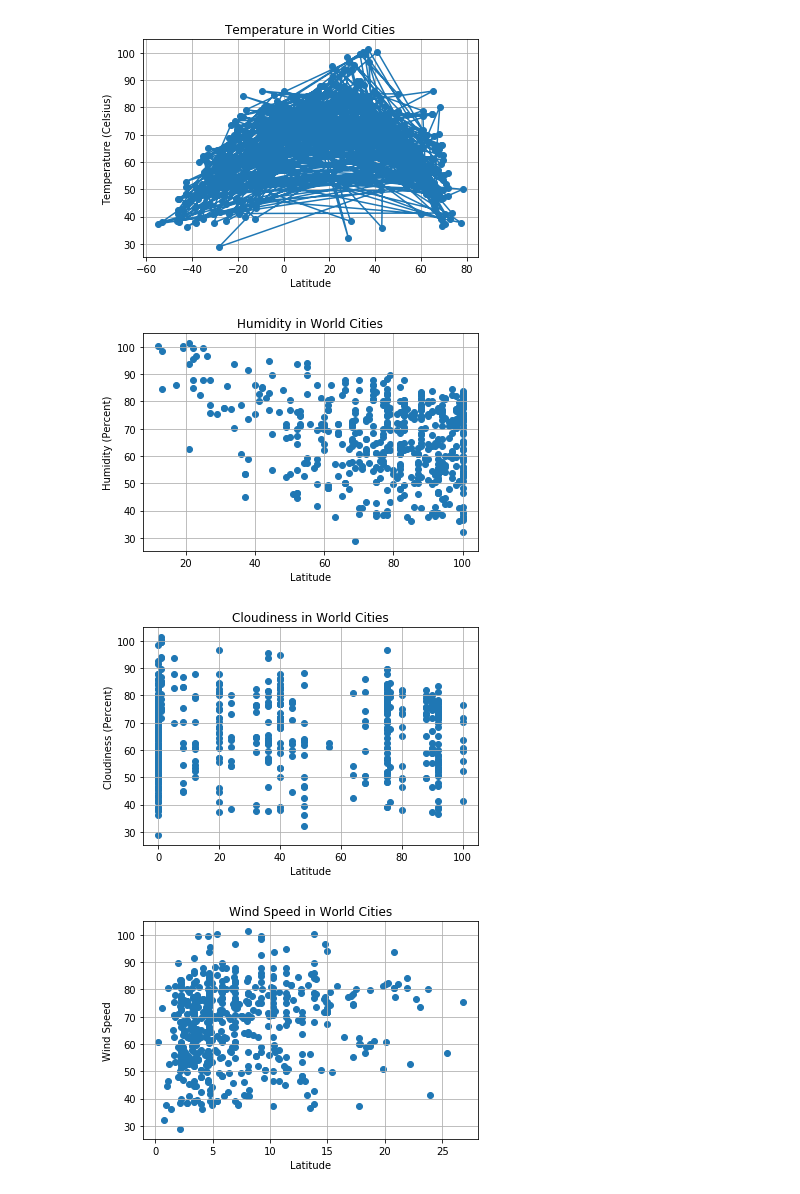
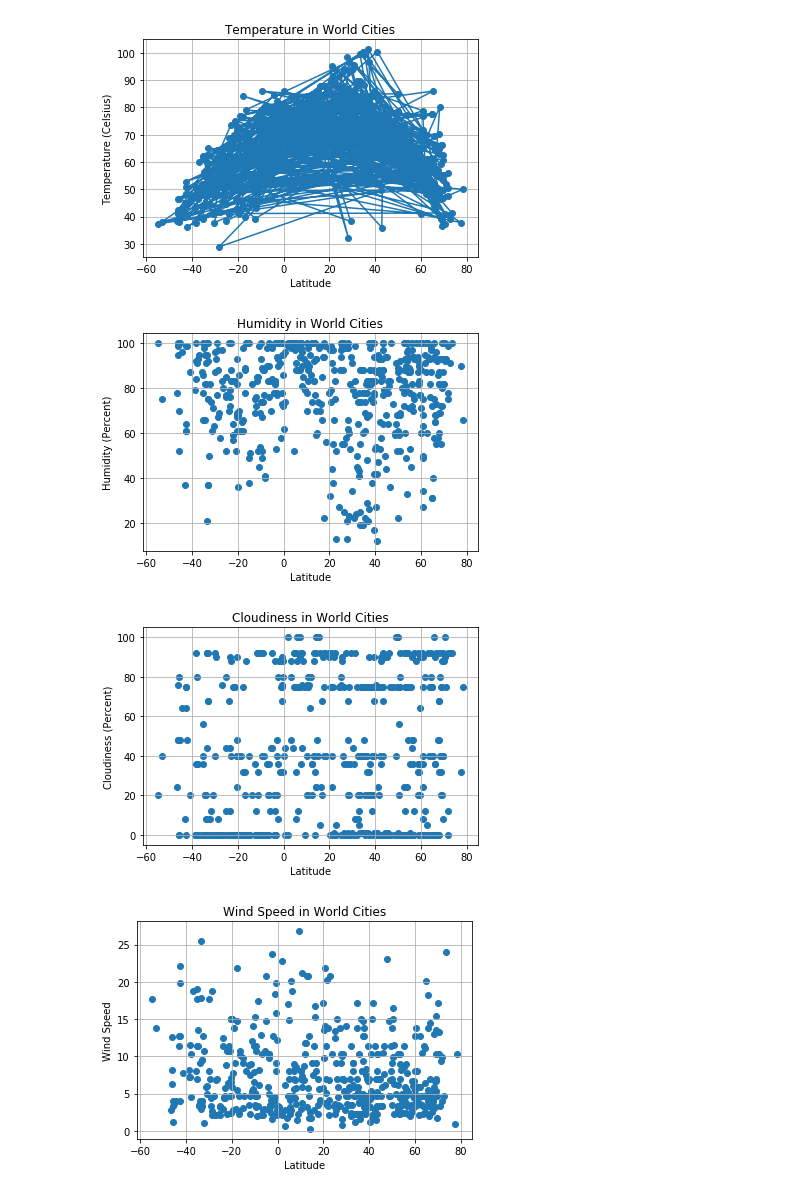
Before and after one commit to arefz99/GWDataScience, a Jupyter notebook: HW6/WeatherPy.ipynb, the cells around one changed output. Cells and saved outputs as stored; diff of their text form; code cells hidden in the pictures.

```diff
--- a/HW6/WeatherPy.ipynb
+++ b/HW6/WeatherPy.ipynb
@@ -171,7 +171,7 @@ plt.show()
 # %% [output]
 [figure]
 # %%
-plt.scatter(humidity, temp_data, marker="o")
+plt.scatter(lat_data, humidity, marker="o")
 
 # Incorporate the other graph properties
 plt.title("Humidity in World Cities")
@@ -185,9 +185,9 @@ plt.savefig("HumidityInWorldCities.png")
 # Show plot
 plt.show()
 # %% [output]
-[figure, old version]
+[figure, new version]
 # %%
-plt.scatter(cloudy, temp_data, marker="o")
+plt.scatter(lat_data, cloudy, marker="o")
 
 # Incorporate the other graph properties
 plt.title("Cloudiness in World Cities")
@@ -201,23 +201,23 @@ plt.savefig("CloudinessInWorldCities.png")
 # Show plot
 plt.show()
 # %% [output]
-[figure, old version]
+[figure, new version]
 # %%
-plt.scatter(wind_speed, temp_data, marker="o")
+plt.scatter(lat_data, wind_speed, marker="o")
 
 # Incorporate the other graph properties
 plt.title("Wind Speed in World Cities")
 plt.ylabel("Wind Speed")
 plt.xlabel("Latitude")
 plt.grid(True)
 
 # Save the figure
 plt.savefig("WindSpeedInWorldCities.png")
 
 # Show plot
 plt.show()
 # %% [output]
-[figure, old version]
+[figure, new version]
 # %%
 # Open the file using "write" mode. Specify the variable to hold the contents
 
```
Also changed, not shown: 4 other files.
